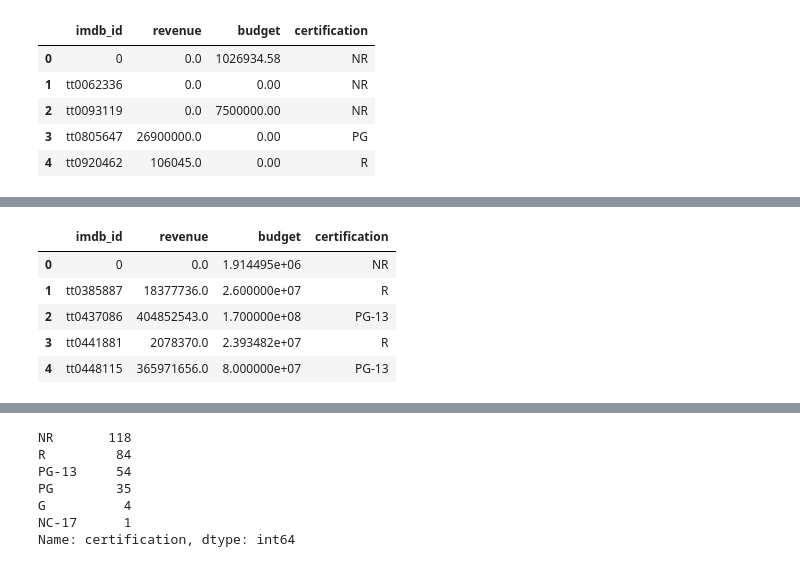
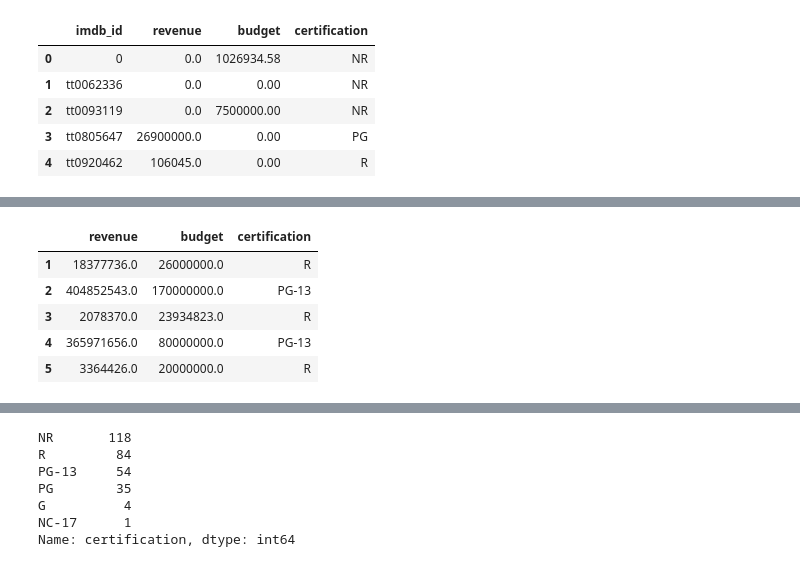
Before and after one commit to starkjones/IMDB-Queries, a Jupyter notebook: IMDB Queries Part 4.ipynb, the cells around one changed output, grey strips where cells are left out. Drawn from its saved outputs; the diff is of its cells as text; code cells hidden in the pictures.

```diff
--- a/IMDB Queries Part 4.ipynb
+++ b/IMDB Queries Part 4.ipynb
@@ -54,6 +54,10 @@ year2019.head()
 | 2 | tt0437086 | 404852543.0 | 1.700000e+08 | PG-13 |
 | 3 | tt0441881 | 2078370.0 | 2.393482e+07 | R |
 | 4 | tt0448115 | 365971656.0 | 8.000000e+07 | PG-13 |
+# %%
+# Remove ineffectual columns:
+
+year2019.drop(columns= 'imdb_id', inplace =True)
 # %%
 # Convert separate years to pandas DataFrames:
 
@@ -82,6 +86,10 @@ year2020.head()
 | 2 | tt0093119 | 0.0 | 7500000.00 | NR |
 | 3 | tt0805647 | 26900000.0 | 0.00 | PG |
 | 4 | tt0920462 | 106045.0 | 0.00 | R |
+# %%
+# Remove ineffectual columns:
+
+year2020.drop(columns= 'imdb_id', inplace = True)
 # %%
 # Check for duplciates:
 
@@ -149,3 +174,12 @@ revenue          0
 budget           0
 certification    0
 dtype: int64
+# %%
+# Remove 2019 movies with 0 budget and 0 revneue:
+
+budget19 = year2019['budget'] !=0
+revenue19 = year2019['revenue'] !=0
+
+df19 = year2019[(year2019['budget'] !=0) & (year2019['revenue'] !=0)]
+
+df19.head()
@@ -151,0 +193,9 @@ dtype: int64
+# %%
+# Remove 2020 movies with 0 budget and 0 revneue:
+
+budget20 = year2020['budget'] !=0
+revenue20 = year2020['revenue'] !=0
+
+df20 = year2020[(year2020['budget'] !=0) & (year2020['revenue'] !=0)]
+
+df20.head()
@@ -152,17 +209,17 @@ dtype: int64
 # %%
 # Combined DataFrame:
 
 # Combine / Concatinate separate DataFrames:
 
-combined = [year2019, year2020]
+combined = [df19, df20]
 
 df = pd.concat(combined)
 
 df.head()
 # %% [output]
-|  | imdb_id | revenue | budget | certification |
-| 0 | 0 | 0.0 | 1.914495e+06 | NR |
-| 1 | tt0385887 | 18377736.0 | 2.600000e+07 | R |
-| 2 | tt0437086 | 404852543.0 | 1.700000e+08 | PG-13 |
-| 3 | tt0441881 | 2078370.0 | 2.393482e+07 | R |
-| 4 | tt0448115 | 365971656.0 | 8.000000e+07 | PG-13 |
+|  | revenue | budget | certification |
+| 1 | 18377736.0 | 26000000.0 | R |
+| 2 | 404852543.0 | 170000000.0 | PG-13 |
+| 3 | 2078370.0 | 23934823.0 | R |
+| 4 | 365971656.0 | 80000000.0 | PG-13 |
+| 5 | 3364426.0 | 20000000.0 | R |
```
Also changed, not shown: parts of 38 cells of this notebook, 1 other file.
